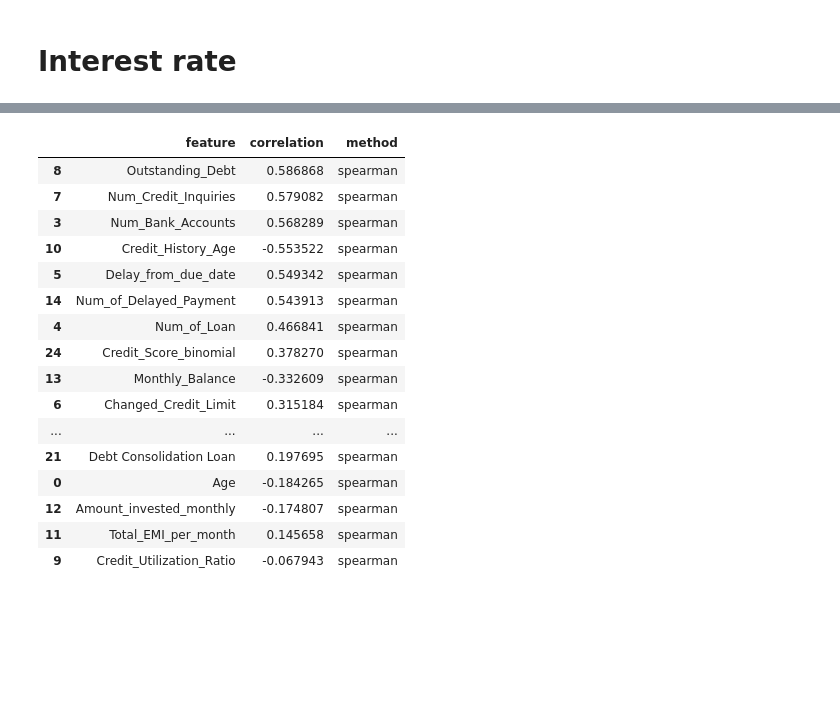
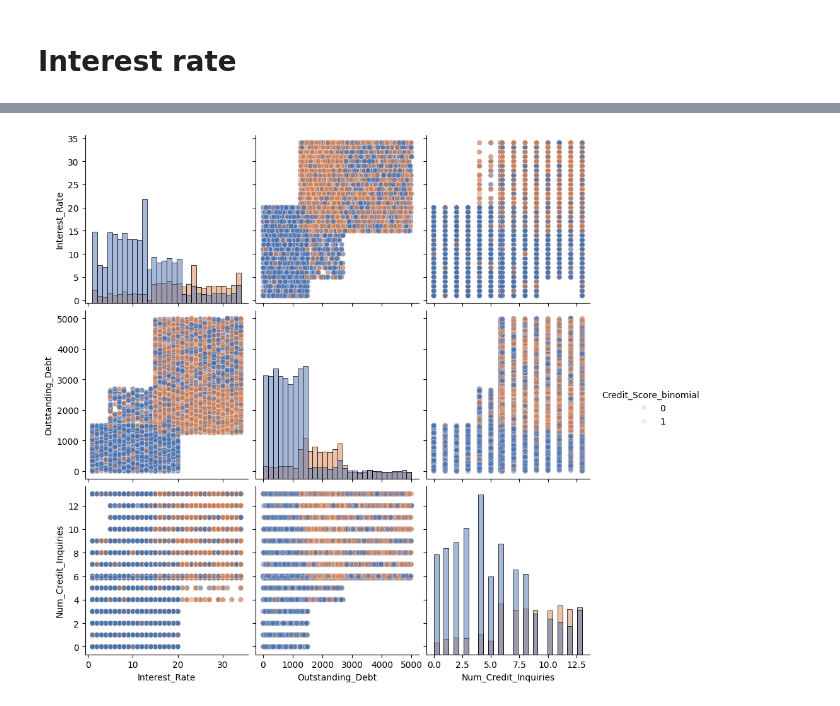
Before and after one commit to FerCorcuera/Credit-Score-Classification, a Jupyter notebook: notebooks/03_feature_engineering.ipynb, the cells around one changed output, grey strips where cells are left out. Cells and saved outputs as stored; diff of their text form; code cells hidden in the pictures; blank space fills up the shorter version.

```diff
--- a/notebooks/03_feature_engineering.ipynb
+++ b/notebooks/03_feature_engineering.ipynb
@@ -305,16 +312,2 @@ plt.show()
 # %% [markdown]
 # Interest rate
-# %%
-print(df["Interest_Rate"].describe(percentiles=(0.95, 0.975, 0.985, 0.99)))
-df["interest_Rate_str"] = np.where(df["Interest_Rate"] > 35, 44.44, df["Interest_Rate"])
-
-fig, axes = plt.subplots(1, 2, figsize=(15, 10))
-sns.histplot(
-    df[df["Interest_Rate"] <= df["Interest_Rate"].quantile(0.95)],
-    x="Interest_Rate",
-    hue="Credit_Score_binomial",
-    ax=axes[0],
-)
-
-sns.histplot(df, x="interest_Rate_str", hue="Credit_Score_binomial", ax=axes[1])
-plt.show()
@@ -334,20 +314,14 @@ Name: Interest_Rate, dtype: float64
-# %%
-correlation_analysis("Interest_Rate", df[numeric_features])
-# %% [output]
-|  | feature | correlation | method |
-| 8 | Outstanding_Debt | 0.586868 | spearman |
-| 7 | Num_Credit_Inquiries | 0.579082 | spearman |
-| 3 | Num_Bank_Accounts | 0.568289 | spearman |
-| 10 | Credit_History_Age | -0.553522 | spearman |
-| 5 | Delay_from_due_date | 0.549342 | spearman |
-| 14 | Num_of_Delayed_Payment | 0.543913 | spearman |
-| 4 | Num_of_Loan | 0.466841 | spearman |
-| 24 | Credit_Score_binomial | 0.378270 | spearman |
-| 13 | Monthly_Balance | -0.332609 | spearman |
-| 6 | Changed_Credit_Limit | 0.315184 | spearman |
-| ... | ... | ... | ... |
-| 21 | Debt Consolidation Loan | 0.197695 | spearman |
-| 0 | Age | -0.184265 | spearman |
-| 12 | Amount_invested_monthly | -0.174807 | spearman |
-| 11 | Total_EMI_per_month | 0.145658 | spearman |
-| 9 | Credit_Utilization_Ratio | -0.067943 | spearman |
+# %%
+columns = ["Interest_Rate", "Outstanding_Debt", "Num_Credit_Inquiries"]
+sns.pairplot(
+    data=df,
+    vars=columns,
+    hue="Credit_Score_binomial",
+    plot_kws={"alpha": 0.15},
+    height=3,
+    diag_kind="hist",
+    diag_kws={"bins": 30},
+)
+plt.show()
+# %% [output]
+[figure, added]
```
Also changed, not shown: parts of 11 cells of this notebook, 1 other file.
